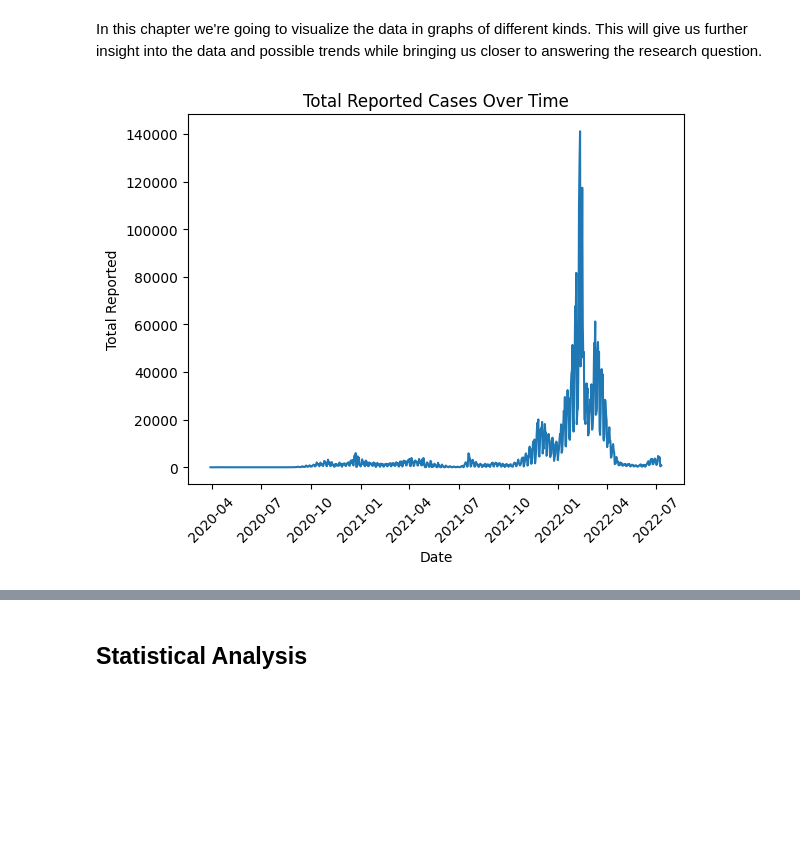
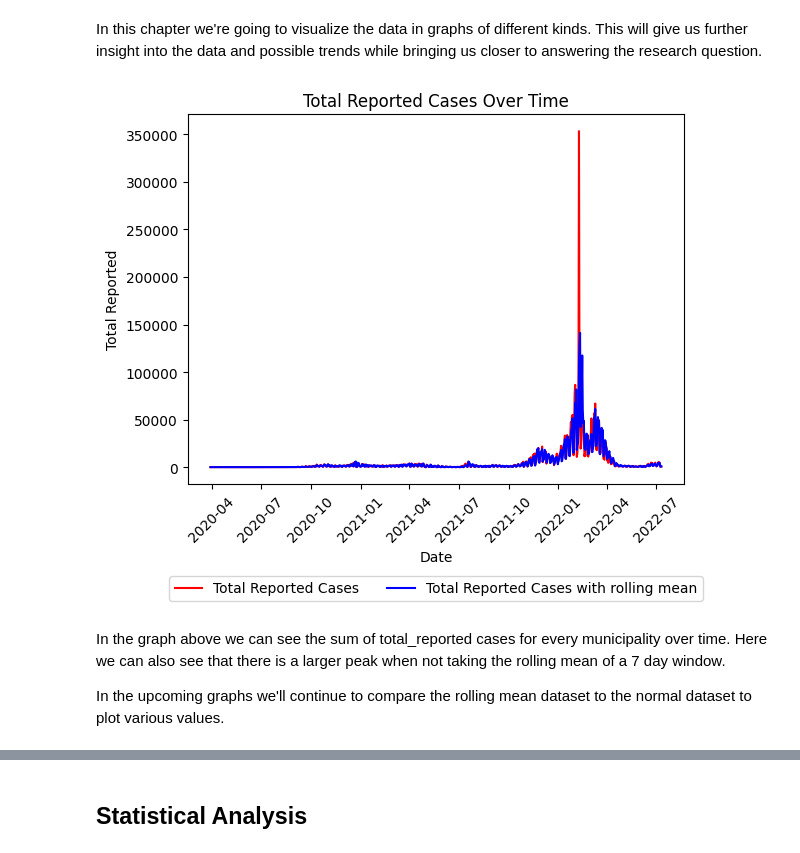
Before and after one commit to PRiesebos/PROG1Final, a Jupyter notebook: code/FinalAssignmentProg1_PeterRiesebos_360567.ipynb, the cells around one changed output, grey strips where cells are left out. Cells and saved outputs as stored; diff of their text form; code cells hidden in the pictures; blank space fills up the shorter version.

```diff
--- a/code/FinalAssignmentProg1_PeterRiesebos_360567.ipynb
+++ b/code/FinalAssignmentProg1_PeterRiesebos_360567.ipynb
@@ -609,22 +620,34 @@ Date_measurement
 In this chapter we're going to visualize the data in graphs of different kinds. This will give us further insight into the data and possible trends while bringing us closer to answering the research question.
 # %%
 # Aggregate the data by date and calculate the sum of total reported cases
-df_agg = rolling_mean.groupby('Date_measurement')['Total_reported'].sum().reset_index()
+df_reported = df.groupby('Date_measurement')['Total_reported'].sum().reset_index()
+df_agg_reported = rolling_mean.groupby('Date_measurement')['Total_reported'].sum().reset_index()
 
 # Create the line plot
-sns.lineplot(data=df_agg, x='Date_measurement', y='Total_reported')
+sns.lineplot(data=df_reported, x='Date_measurement', y='Total_reported', color='red')
+sns.lineplot(data=df_agg_reported, x='Date_measurement', y='Total_reported', color='blue')
 
 # Set labels and title
 plt.xlabel('Date')
 plt.ylabel('Total Reported')
 plt.title('Total Reported Cases Over Time')
 
-# Rotate x-axis labels if needed
+# Rotate x-axis labels
 plt.xticks(rotation=45)
+
+# Create color labels as legend
+red_patch = plt.Line2D([], [], color='red', label='Total Reported Cases')
+blue_patch = plt.Line2D([], [], color='blue', label='Total Reported Cases with rolling mean')
+
+plt.legend(handles=[red_patch, blue_patch], loc='upper center', bbox_to_anchor=(0.5, -0.23), ncol=3)
 
 # Display the plot
 plt.show()
 # %% [output]
-[figure, old version]
+[figure, new version]
+# %% [markdown]
+In the graph above we can see the sum of total_reported cases for every municipality over time. Here we can also see that there is a larger peak when not taking the rolling mean of a 7 day window.
+
+In the upcoming graphs we'll continue to compare the rolling mean dataset to the normal dataset to plot various values.
 # %%
 # Aggregate the data by date and calculate the sum of total reported cases
```
Also changed, not shown: parts of 27 cells of this notebook, 1 other file.
